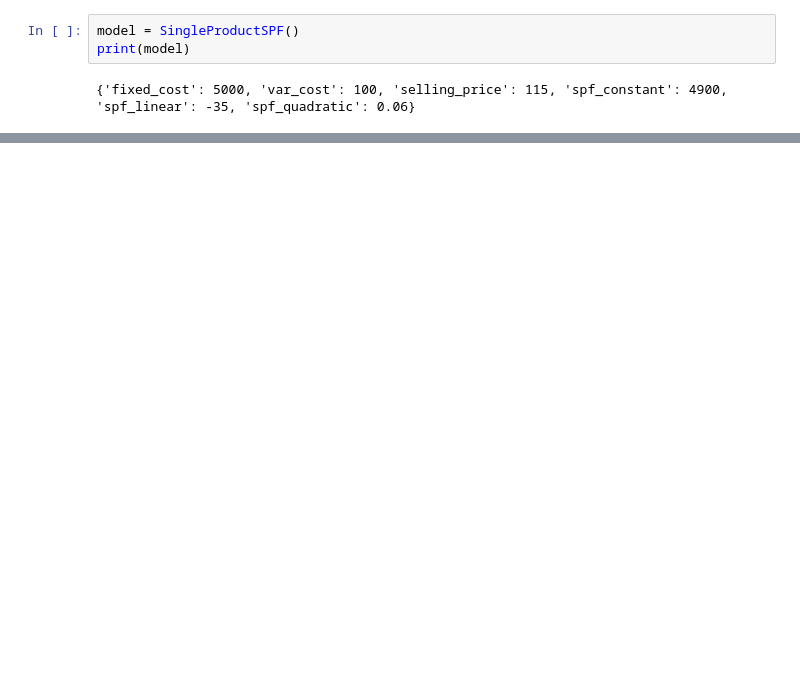
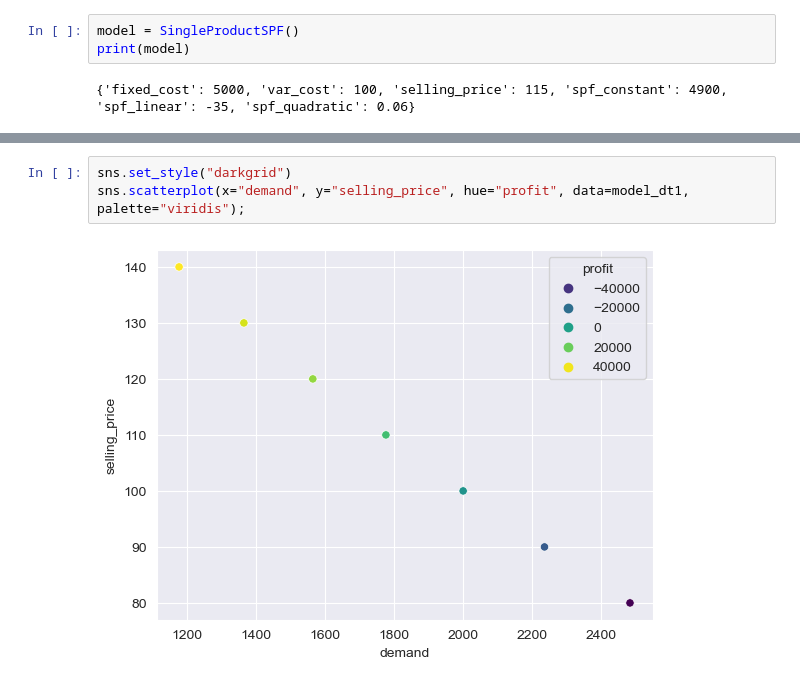
Before and after one commit to nicky-html96/hw2_excel_withpython, a Jupyter notebook: hw2_submission.ipynb, the cells around one changed output, grey strips where cells are left out. Saved outputs shown, nothing was run; the diff lists cells and outputs as text; blank space fills up the shorter version.

```diff
--- a/hw2_submission.ipynb
+++ b/hw2_submission.ipynb
@@ -73,0 +110,5 @@ Type:      method
+# %%
+sns.set_style("darkgrid")
+sns.scatterplot(x="demand", y="selling_price", hue="profit", data=model_dt1, palette="viridis");
+# %% [output]
+[figure, added]
```
Also changed, not shown: parts of 9 cells of this notebook.
